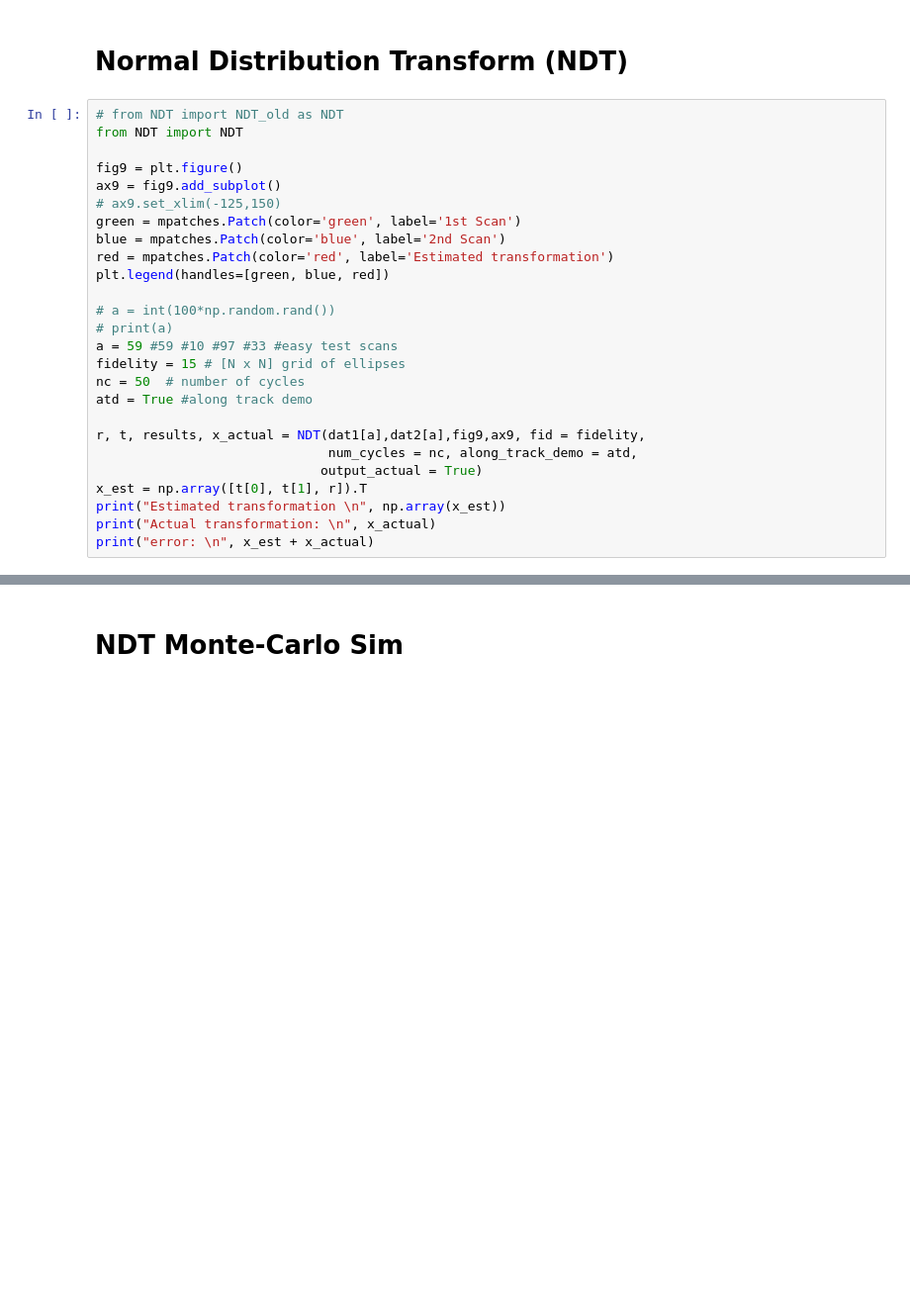
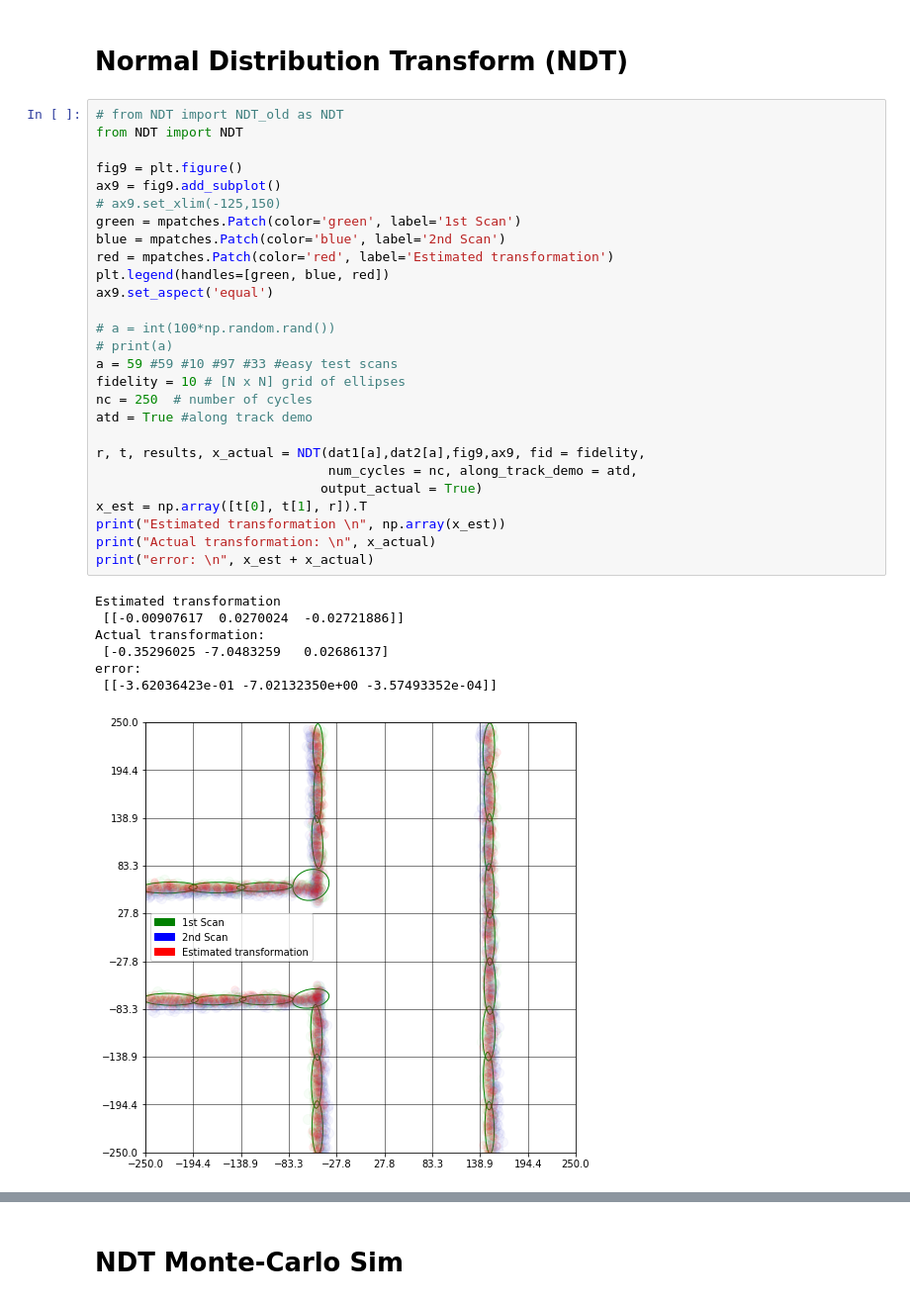
Before and after one commit to mcdermatt/ASAR, a Jupyter notebook: v1/train_network.ipynb, the cells around one changed output, grey strips where cells are left out. Shown at 99% size. Cells and saved outputs as stored; diff of their text form; blank space fills up the shorter version.

```diff
--- a/v1/train_network.ipynb
+++ b/v1/train_network.ipynb
@@ -473,29 +441,38 @@ good accuracy but SLOW
 # %%
 # from NDT import NDT_old as NDT
 from NDT import NDT
 
 fig9 = plt.figure()
 ax9 = fig9.add_subplot()
 # ax9.set_xlim(-125,150)
 green = mpatches.Patch(color='green', label='1st Scan')
 blue = mpatches.Patch(color='blue', label='2nd Scan')
 red = mpatches.Patch(color='red', label='Estimated transformation')
 plt.legend(handles=[green, blue, red])
+ax9.set_aspect('equal')
 
 # a = int(100*np.random.rand())
 # print(a)
 a = 59 #59 #10 #97 #33 #easy test scans
-fidelity = 15 # [N x N] grid of ellipses
-nc = 50  # number of cycles
+fidelity = 10 # [N x N] grid of ellipses
+nc = 250  # number of cycles
 atd = True #along track demo
 
 r, t, results, x_actual = NDT(dat1[a],dat2[a],fig9,ax9, fid = fidelity,
                               num_cycles = nc, along_track_demo = atd,
                              output_actual = True)
 x_est = np.array([t[0], t[1], r]).T
 print("Estimated transformation \n", np.array(x_est))
 print("Actual transformation: \n", x_actual)
 print("error: \n", x_est + x_actual)
+# %% [output]
+Estimated transformation
+ [[-0.00907617  0.0270024  -0.02721886]]
+Actual transformation:
+ [-0.35296025 -7.0483259   0.02686137]
+error:
+ [[-3.62036423e-01 -7.02132350e+00 -3.57493352e-04]]
+[figure, added]
 # %%
 fig10 = plt.figure()
 ax10 = fig10.add_subplot()
```
Also changed, not shown: parts of 26 cells of this notebook, 3 other files.
